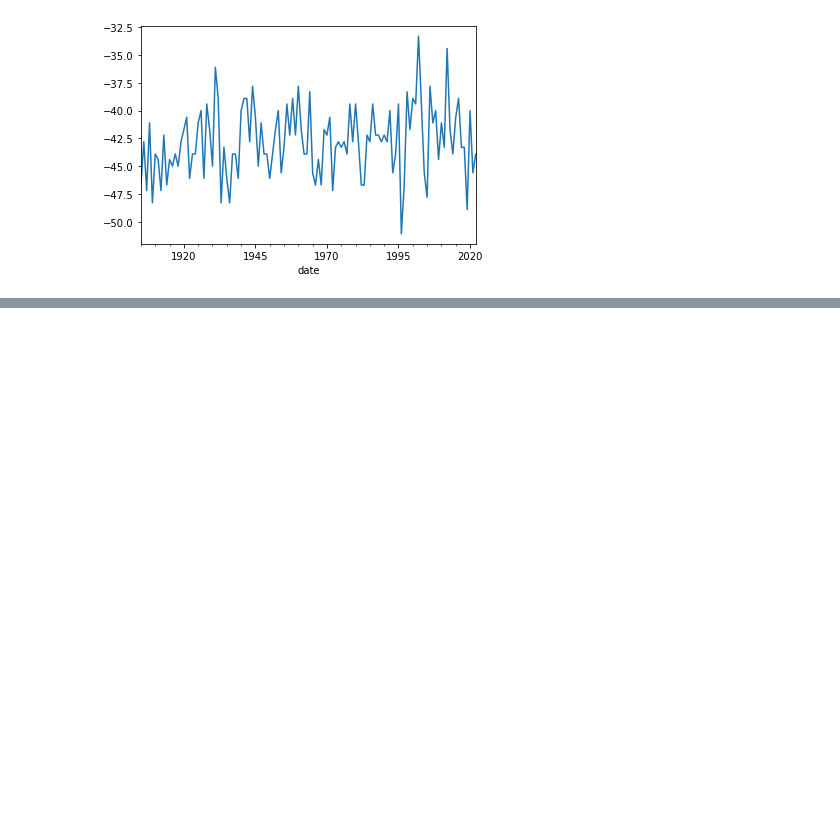
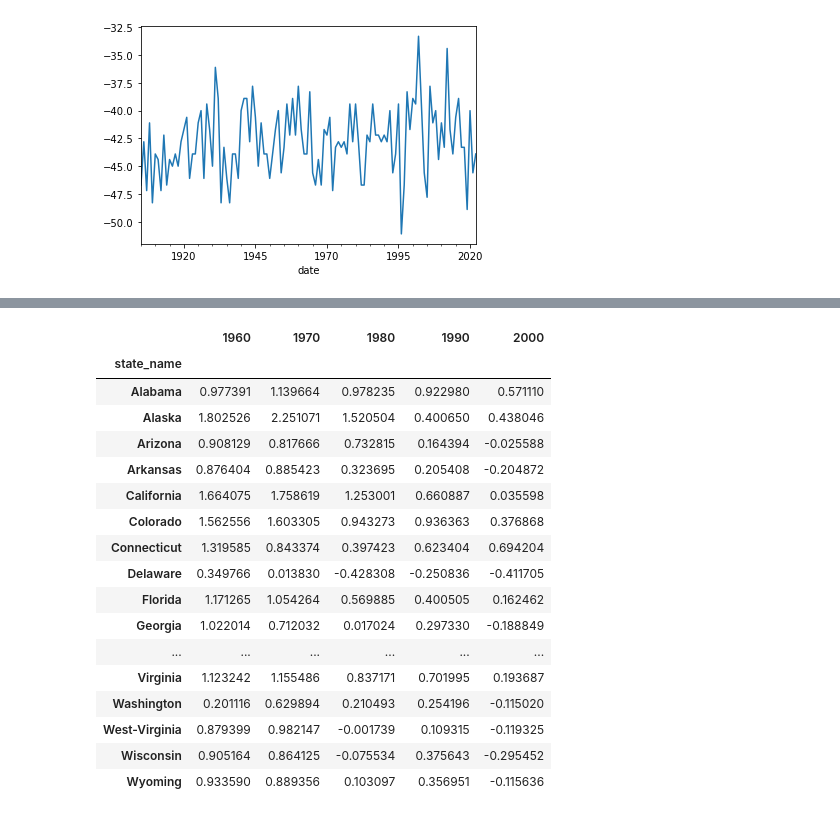
Before and after one commit to sanilveeravu/capstone_climate_project, a Jupyter notebook: data_setup/data_aggregations.ipynb, the cells around one changed output, grey strips where cells are left out. Cells and saved outputs as stored; diff of their text form; code cells hidden in the pictures; blank space fills up the shorter version.

```diff
--- a/data_setup/data_aggregations.ipynb
+++ b/data_setup/data_aggregations.ipynb
@@ -352,0 +404,33 @@ Name: value, dtype: object
+# %%
+tmax_variance=tmax_avg_decade
+# tmax_variance["1960"]=(tmax_variance.value_2010-tmax_variance.value_1960)/tmax_variance.value_1960*100
+# tmax_variance["1970"]=(tmax_variance.value_2010-tmax_variance.value_1970)/tmax_variance.value_1970*100
+# tmax_variance["1980"]=(tmax_variance.value_2010-tmax_variance.value_1980)/tmax_variance.value_1980*100
+# tmax_variance["1990"]=(tmax_variance.value_2010-tmax_variance.value_1990)/tmax_variance.value_1990*100
+# tmax_variance["2000"]=(tmax_variance.value_2010-tmax_variance.value_2000)/tmax_variance.value_2000*100
+tmax_variance["1960"]=(tmax_variance.value_2010-tmax_variance.value_1960)
+tmax_variance["1970"]=(tmax_variance.value_2010-tmax_variance.value_1970)
+tmax_variance["1980"]=(tmax_variance.value_2010-tmax_variance.value_1980)
+tmax_variance["1990"]=(tmax_variance.value_2010-tmax_variance.value_1990)
+tmax_variance["2000"]=(tmax_variance.value_2010-tmax_variance.value_2000)
+tmax_variance.drop(["value_1960","value_1970","value_1980","value_1990","value_2000","value_2010"],inplace=True,axis=1)
+tmax_variance
+# %% [output]
+|  | 1960 | 1970 | 1980 | 1990 | 2000 |
+| state_name |  |  |  |  |  |
+| Alabama | 0.977391 | 1.139664 | 0.978235 | 0.922980 | 0.571110 |
+| Alaska | 1.802526 | 2.251071 | 1.520504 | 0.400650 | 0.438046 |
+| Arizona | 0.908129 | 0.817666 | 0.732815 | 0.164394 | -0.025588 |
+| Arkansas | 0.876404 | 0.885423 | 0.323695 | 0.205408 | -0.204872 |
+| California | 1.664075 | 1.758619 | 1.253001 | 0.660887 | 0.035598 |
+| Colorado | 1.562556 | 1.603305 | 0.943273 | 0.936363 | 0.376868 |
+| Connecticut | 1.319585 | 0.843374 | 0.397423 | 0.623404 | 0.694204 |
+| Delaware | 0.349766 | 0.013830 | -0.428308 | -0.250836 | -0.411705 |
+| Florida | 1.171265 | 1.054264 | 0.569885 | 0.400505 | 0.162462 |
+| Georgia | 1.022014 | 0.712032 | 0.017024 | 0.297330 | -0.188849 |
+| ... | ... | ... | ... | ... | ... |
+| Virginia | 1.123242 | 1.155486 | 0.837171 | 0.701995 | 0.193687 |
+| Washington | 0.201116 | 0.629894 | 0.210493 | 0.254196 | -0.115020 |
+| West-Virginia | 0.879399 | 0.982147 | -0.001739 | 0.109315 | -0.119325 |
+| Wisconsin | 0.905164 | 0.864125 | -0.075534 | 0.375643 | -0.295452 |
+| Wyoming | 0.933590 | 0.889356 | 0.103097 | 0.356951 | -0.115636 |
```
Also changed, not shown: parts of 9 cells of this notebook, 2 other files.
